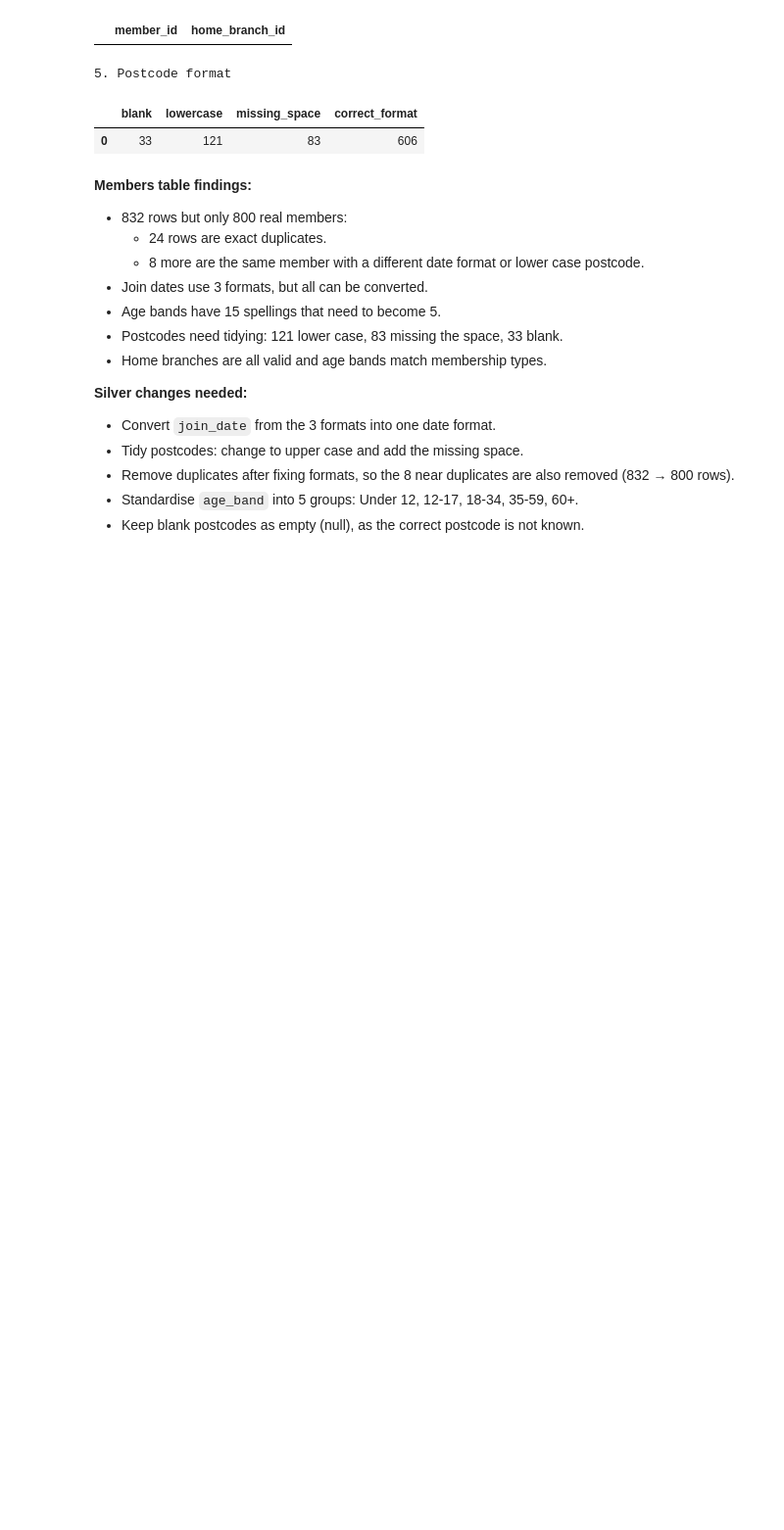
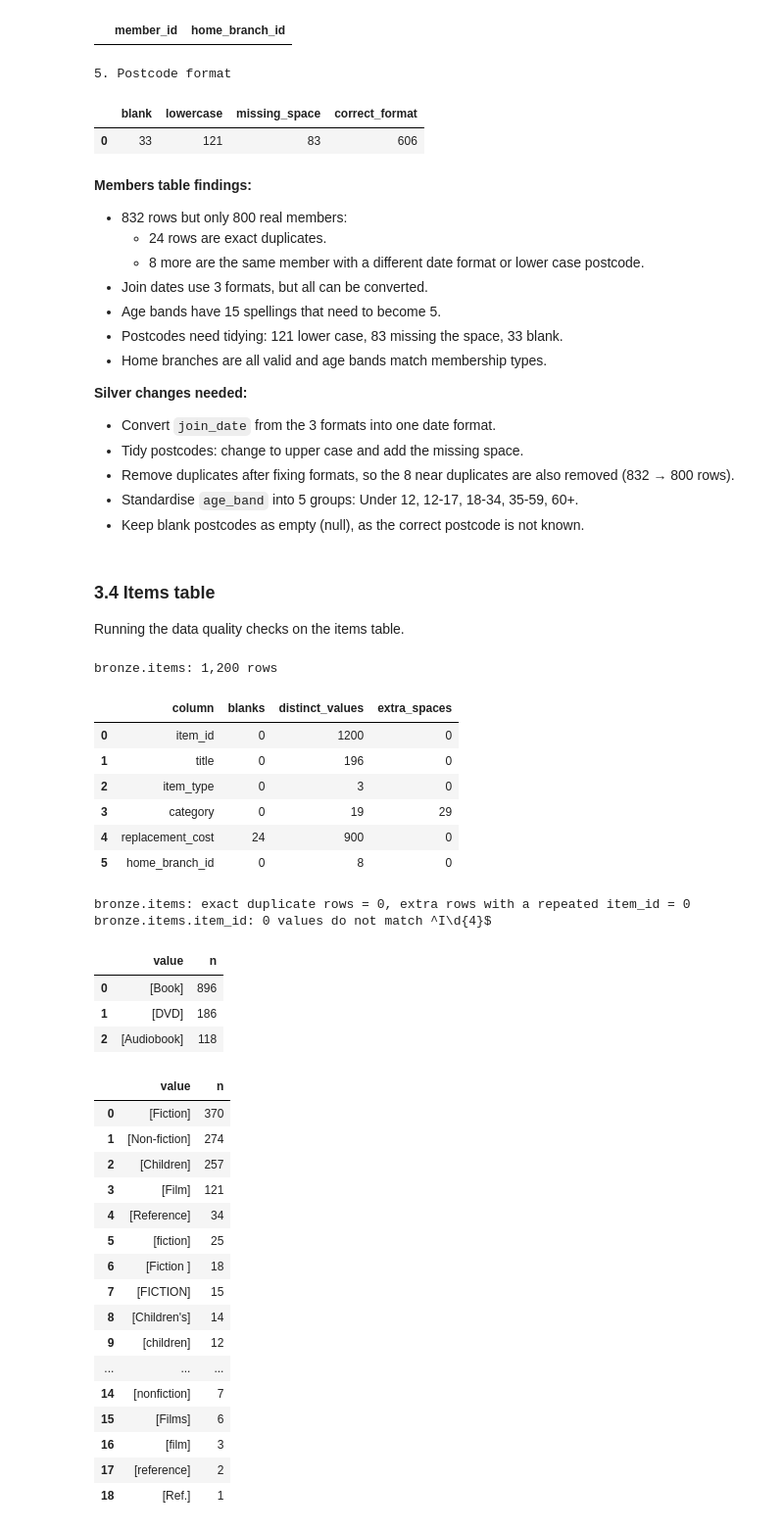
Before and after one commit to HuriyaAhmerr/5782076-AnalyticsEngineering, a Jupyter notebook: 5782076_library_pipeline.ipynb, the cells around one changed output. Shown at 98% size. Cells and saved outputs as stored; diff of their text form; code cells hidden in the pictures; blank space fills up the shorter version.

```diff
--- a/5782076_library_pipeline.ipynb
+++ b/5782076_library_pipeline.ipynb
@@ -1074,3 +1074,46 @@ display(con.sql("""
 - Remove duplicates after fixing formats, so the 8 near duplicates are also removed (832 → 800 rows).
 - Standardise `age_band` into 5 groups: Under 12, 12-17, 18-34, 35-59, 60+.
 - Keep blank postcodes as empty (null), as the correct postcode is not known.
+# %% [markdown]
+### 3.4 Items table
+
+Running the data quality checks on the items table.
+# %%
+# Reusable data quality checks on items
+display(profile_table(con, "items"))                         # blanks + extra spaces
+check_duplicates(con, "items", "item_id")                    # duplicate rows + repeated IDs
+pattern_check(con, "items", "item_id", r"^I\d{4}$")          # ID format (I0001)
+display(value_counts(con, "items", "item_type"))             # spelling / capital letters
+display(value_counts(con, "items", "category"))
+# %% [output]
+bronze.items: 1,200 rows
+|  | column | blanks | distinct_values | extra_spaces |
+| 0 | item_id | 0 | 1200 | 0 |
+| 1 | title | 0 | 196 | 0 |
+| 2 | item_type | 0 | 3 | 0 |
+| 3 | category | 0 | 19 | 29 |
+| 4 | replacement_cost | 24 | 900 | 0 |
+| 5 | home_branch_id | 0 | 8 | 0 |
+bronze.items: exact duplicate rows = 0, extra rows with a repeated item_id = 0
+bronze.items.item_id: 0 values do not match ^I\d{4}$
+|  | value | n |
+| 0 | [Book] | 896 |
+| 1 | [DVD] | 186 |
+| 2 | [Audiobook] | 118 |
+|  | value | n |
+| 0 | [Fiction] | 370 |
+| 1 | [Non-fiction] | 274 |
+| 2 | [Children] | 257 |
+| 3 | [Film] | 121 |
+| 4 | [Reference] | 34 |
+| 5 | [fiction] | 25 |
+| 6 | [Fiction ] | 18 |
+| 7 | [FICTION] | 15 |
+| 8 | [Children's] | 14 |
+| 9 | [children] | 12 |
+| ... | ... | ... |
+| 14 | [nonfiction] | 7 |
+| 15 | [Films] | 6 |
+| 16 | [film] | 3 |
+| 17 | [reference] | 2 |
+| 18 | [Ref.] | 1 |
```
Also changed, not shown: parts of 4 cells of this notebook.
